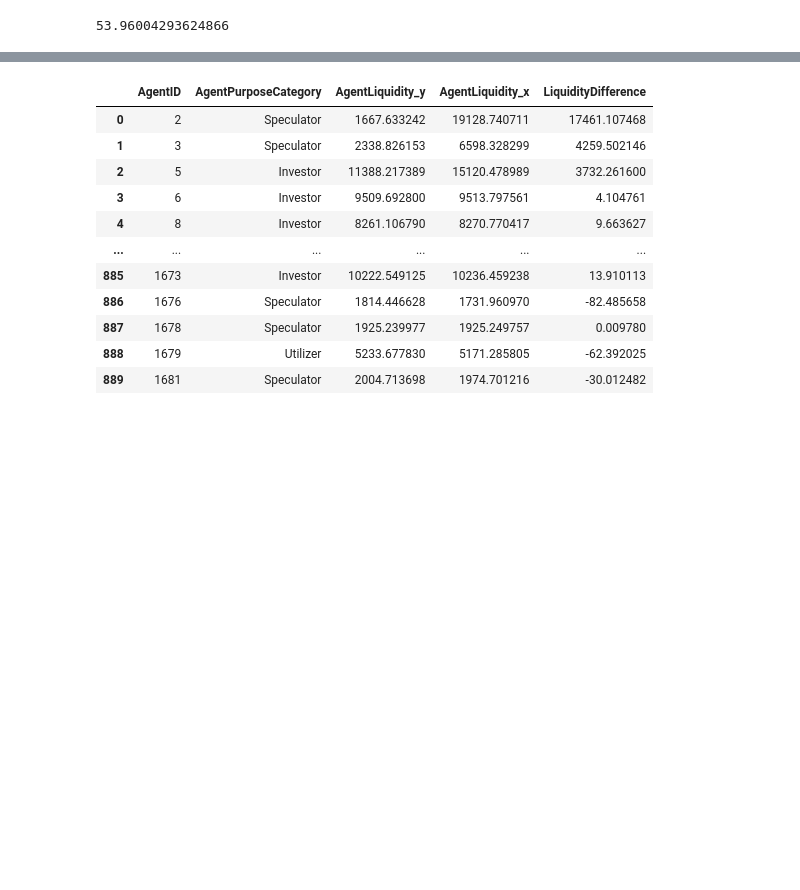
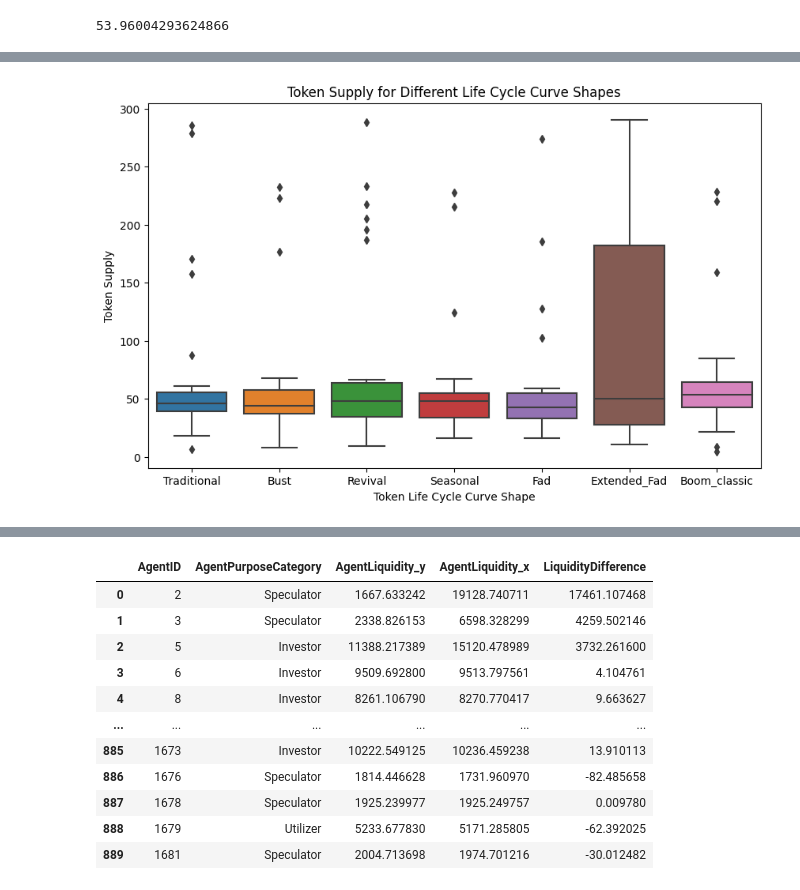
Before and after one commit to mansoorbalouch/TBC-Agent-Based-Simulation, a Jupyter notebook: Working_notebook.ipynb, the cells around one changed output, grey strips where cells are left out. Cells and saved outputs as stored; diff of their text form; code cells hidden in the pictures; blank space fills up the shorter version.

```diff
--- a/Working_notebook.ipynb
+++ b/Working_notebook.ipynb
@@ -113,0 +143,3 @@ a
+# %%
+token_supply_diff = a.loc[:,['TokenID', 'TransactionID',"LifeCycleCurveShape", 'TokenCurrentSupply']].groupby(['TokenID', 'LifeCycleCurveShape']).max("TransactionID").reset_index()
+token_supply_diff
@@ -113,0 +160,3 @@ a
+# %%
+token_supply_diff['LifeCycleCurveShape_Grouped'] = token_supply_diff['LifeCycleCurveShape'].str.replace('_\d+x', '', regex=True)
+token_supply_diff
@@ -113,0 +177,10 @@ a
+# %%
+# Plotting the box plots
+plt.figure(figsize=(10, 6))
+sns.boxplot(x='LifeCycleCurveShape_Grouped', y='TokenCurrentSupply', data=token_supply_diff)
+plt.title('Token Supply for Different Life Cycle Curve Shapes')
+plt.xlabel('Token Life Cycle Curve Shape')
+plt.ylabel('Token Supply')
+plt.show()
+# %% [output]
+[figure, added]
```
Also changed, not shown: parts of 22 cells of this notebook, 2 other files.
